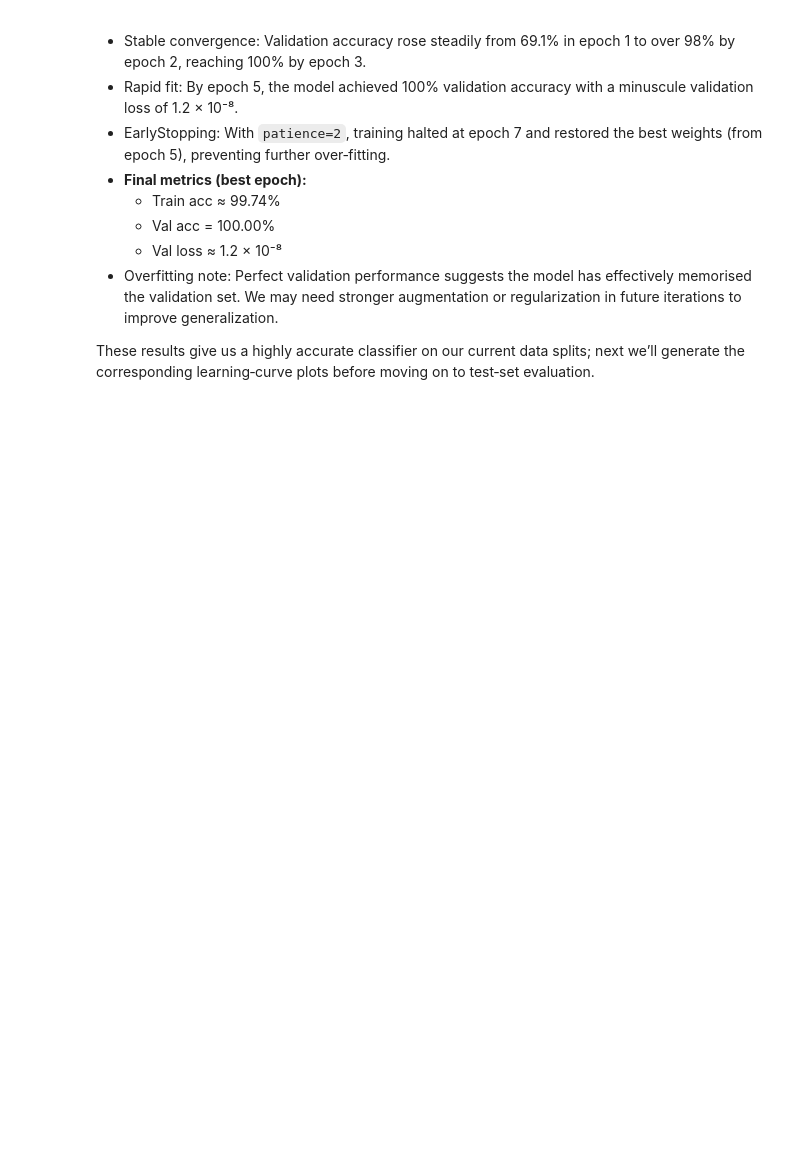
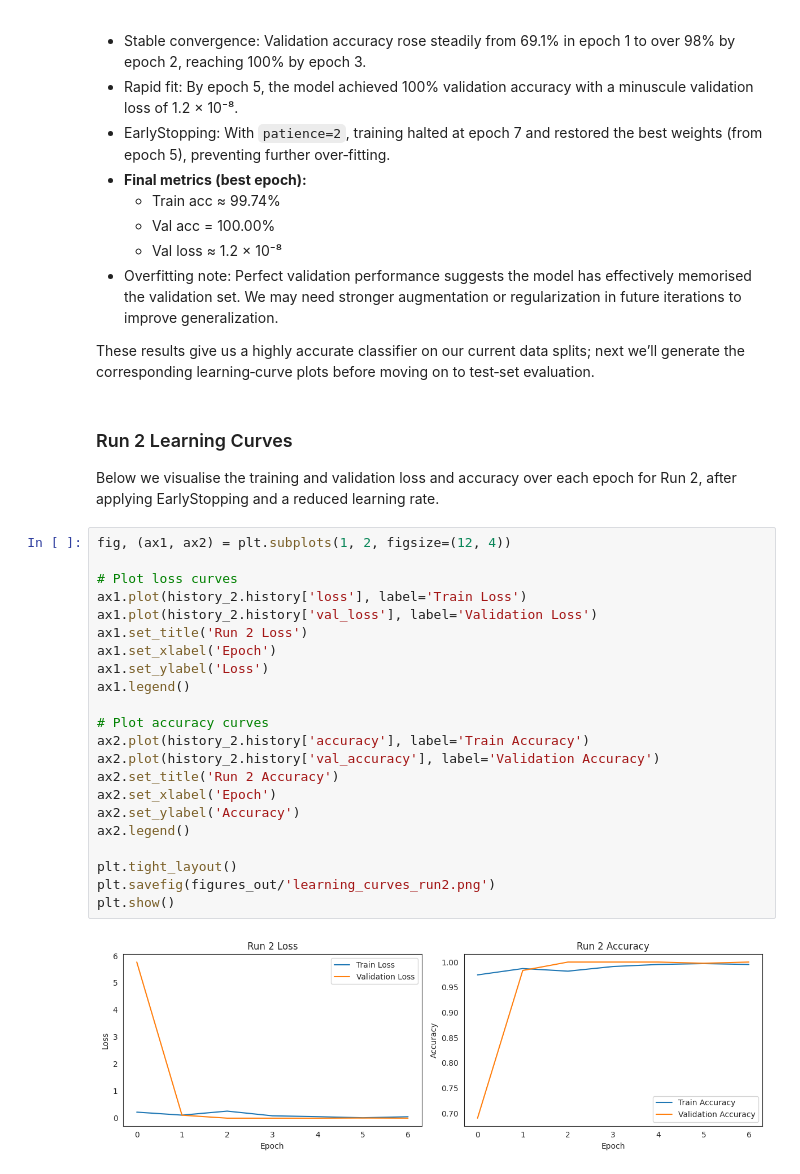
Before and after one commit to JDonnellyCodeInstitute/PP5-MildewDetection, a Jupyter notebook: jupyter_notebooks/03 - Modelling and Evaluating.ipynb, the cells around one changed output. Saved outputs shown, nothing was run; the diff lists cells and outputs as text; blank space fills up the shorter version.

Commit message:
Learning curves plotted for run 2 and figures saved to output folder

```diff
--- a/jupyter_notebooks/03 - Modelling and Evaluating.ipynb
+++ b/jupyter_notebooks/03 - Modelling and Evaluating.ipynb
@@ -452,3 +452,31 @@ Epoch 7/10
 - Overfitting note: Perfect validation performance suggests the model has effectively memorised the validation set. We may need stronger augmentation or regularization in future iterations to improve generalization.
 
 These results give us a highly accurate classifier on our current data splits; next we’ll generate the corresponding learning‐curve plots before moving on to test‐set evaluation.
+# %% [markdown]
+### Run 2 Learning Curves
+
+Below we visualise the training and validation loss and accuracy over each epoch for Run 2, after applying EarlyStopping and a reduced learning rate.
+# %%
+fig, (ax1, ax2) = plt.subplots(1, 2, figsize=(12, 4))
+
+# Plot loss curves
+ax1.plot(history_2.history['loss'], label='Train Loss')
+ax1.plot(history_2.history['val_loss'], label='Validation Loss')
+ax1.set_title('Run 2 Loss')
+ax1.set_xlabel('Epoch')
+ax1.set_ylabel('Loss')
+ax1.legend()
+
+# Plot accuracy curves
+ax2.plot(history_2.history['accuracy'], label='Train Accuracy')
+ax2.plot(history_2.history['val_accuracy'], label='Validation Accuracy')
+ax2.set_title('Run 2 Accuracy')
+ax2.set_xlabel('Epoch')
+ax2.set_ylabel('Accuracy')
+ax2.legend()
+
+plt.tight_layout()
+plt.savefig(figures_out/'learning_curves_run2.png')
+plt.show()
+# %% [output]
+[figure, added]
```
Also changed, not shown: 1 other file.
